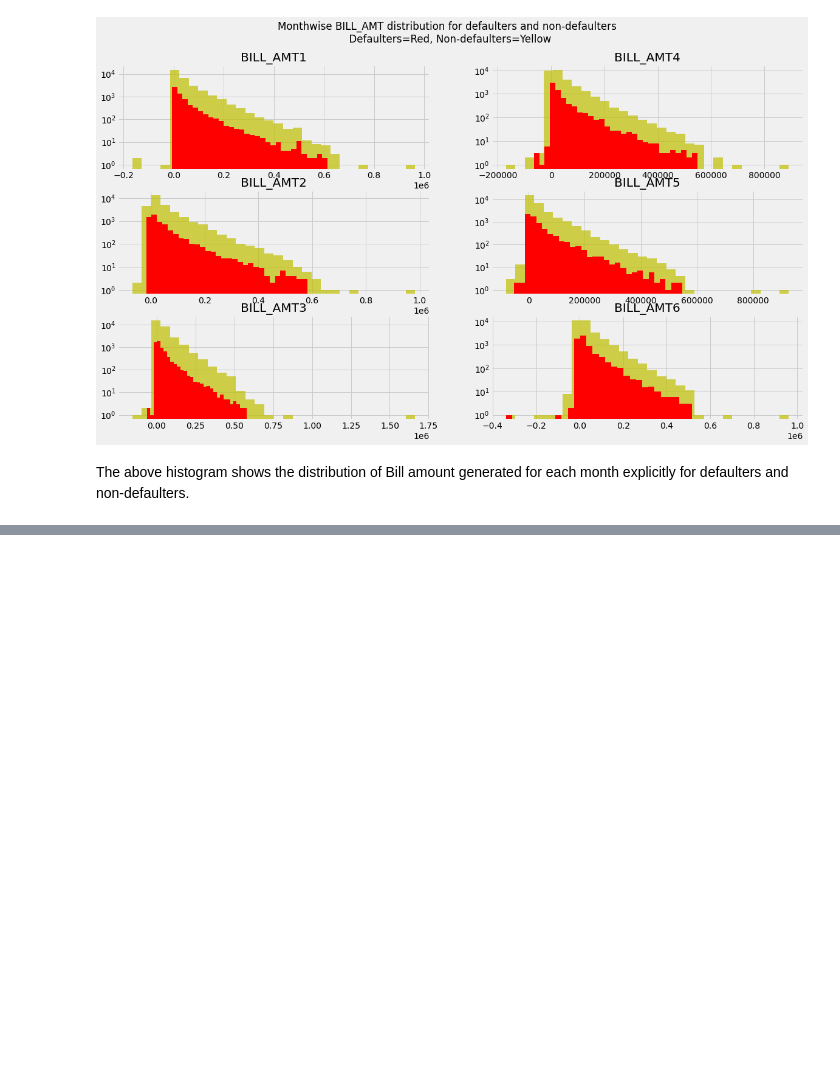
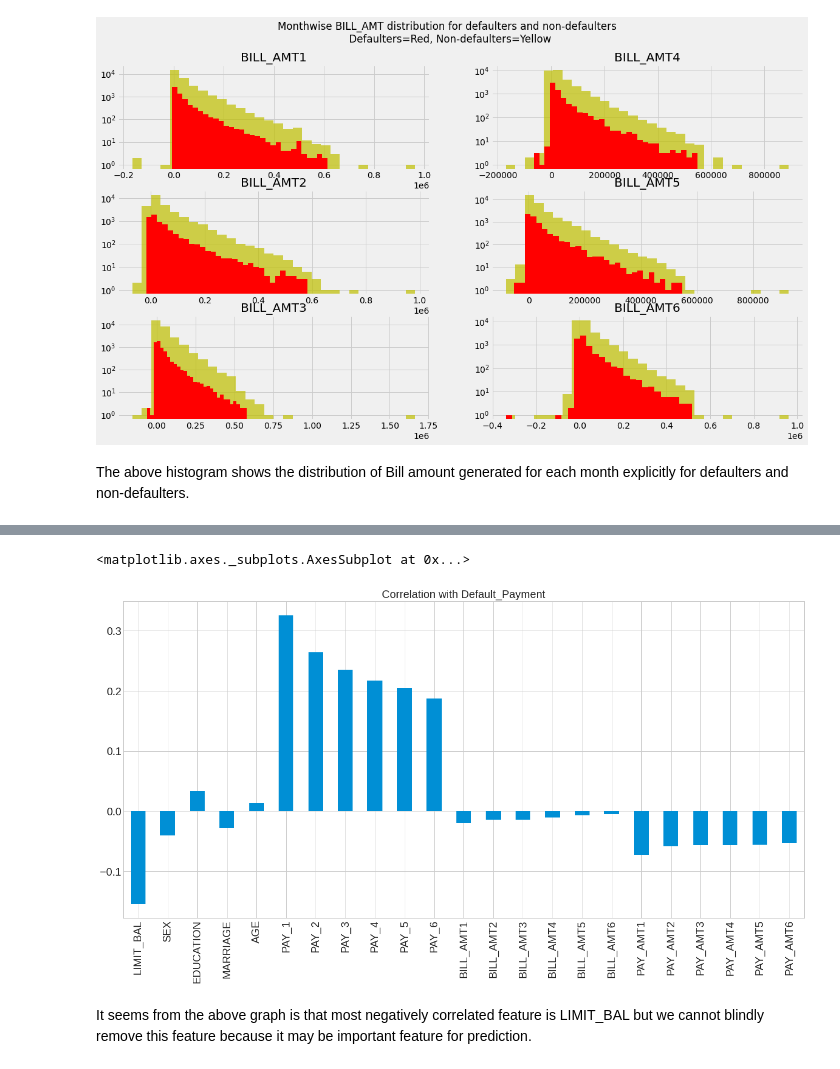
Before and after one commit to Anupam8858/Credit-Card-Default-Prediction, a Jupyter notebook: Credit_Card_Default_Prediction_Capstone_Project.ipynb, the cells around one changed output, grey strips where cells are left out. Saved outputs shown, nothing was run; the diff lists cells and outputs as text; code cells hidden in the pictures; blank space fills up the shorter version.

```diff
--- a/Credit_Card_Default_Prediction_Capstone_Project.ipynb
+++ b/Credit_Card_Default_Prediction_Capstone_Project.ipynb
@@ -319,0 +340,11 @@ The above histogram shows the distribution of Bill amount generated for each mon
+# %%
+# Correlation between independent variables and dependent variable.
+X = dataset.drop(['DEFAULT_PAYMENT'],axis=1)
+plt.style.use('seaborn-whitegrid')
+X.corrwith(dataset['DEFAULT_PAYMENT']).plot.bar(figsize = (20, 10), title = "Correlation with Default_Payment",
+                                        fontsize = 20,rot = 90, grid = True)
+# %% [output]
+<matplotlib.axes._subplots.AxesSubplot at 0x...>
+[figure, added]
+# %% [markdown]
+It seems from the above graph is that most negatively correlated feature is LIMIT_BAL but we cannot blindly remove this feature because it may be important feature for prediction.
```
Also changed, not shown: parts of 4 cells of this notebook.
